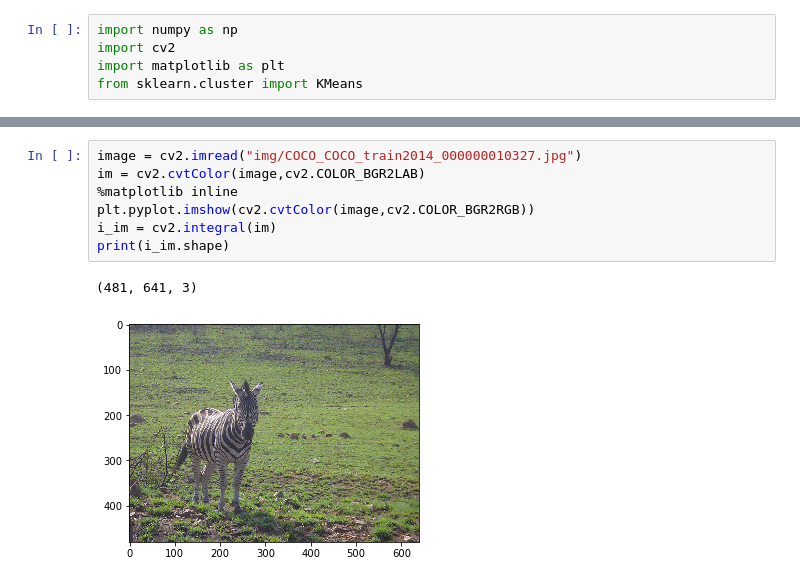
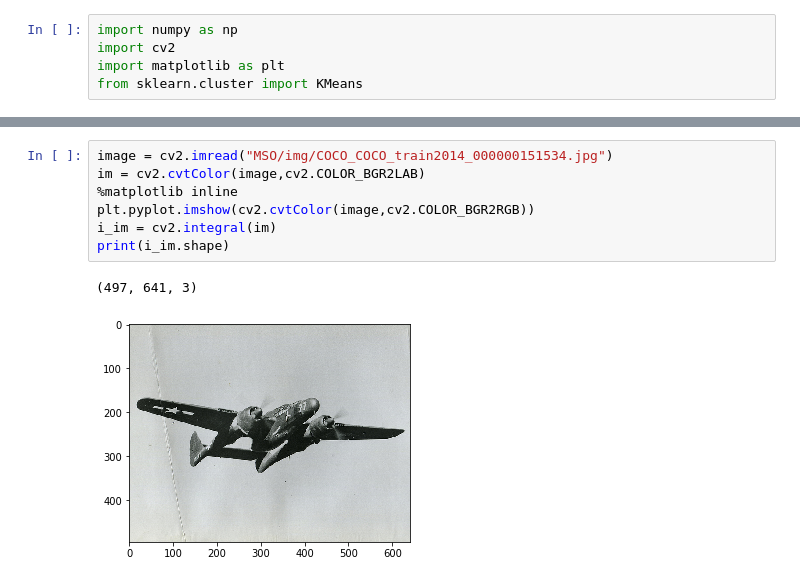
Before and after one commit to MartFire/Saliency-map-segmentation, a Jupyter notebook: Salient Region Detection and Segmentation.ipynb, the cells around one changed output, grey strips where cells are left out. Drawn from its saved outputs; the diff is of its cells as text.

```diff
--- a/Salient Region Detection and Segmentation.ipynb
+++ b/Salient Region Detection and Segmentation.ipynb
@@ -178,15 +197,15 @@ def segmented_image(image, V , threshold, region_idxes):
                 segmented_image[i,j,:] = image[i,j,:]
     return segmented_image
 # %%
-image = cv2.imread("img/COCO_COCO_train2014_000000010327.jpg")
+image = cv2.imread("MSO/img/COCO_COCO_train2014_000000151534.jpg")
 im = cv2.cvtColor(image,cv2.COLOR_BGR2LAB)
 %matplotlib inline
 plt.pyplot.imshow(cv2.cvtColor(image,cv2.COLOR_BGR2RGB))
 i_im = cv2.integral(im)
 print(i_im.shape)
 # %% [output]
-(481, 641, 3)
+(497, 641, 3)
-[figure, old version]
+[figure, new version]
 # %%
 n_bins = 16
 hist = cv2.calcHist([im],[0,1,2],None,[n_bins,n_bins,n_bins],[0,100,-128,127,-128,127])
```
Also changed, not shown: parts of 4 cells of this notebook.
